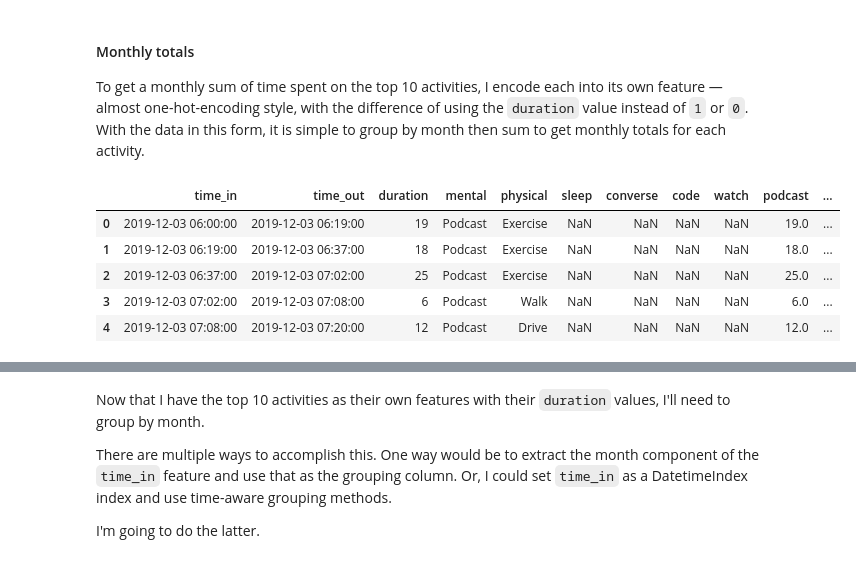
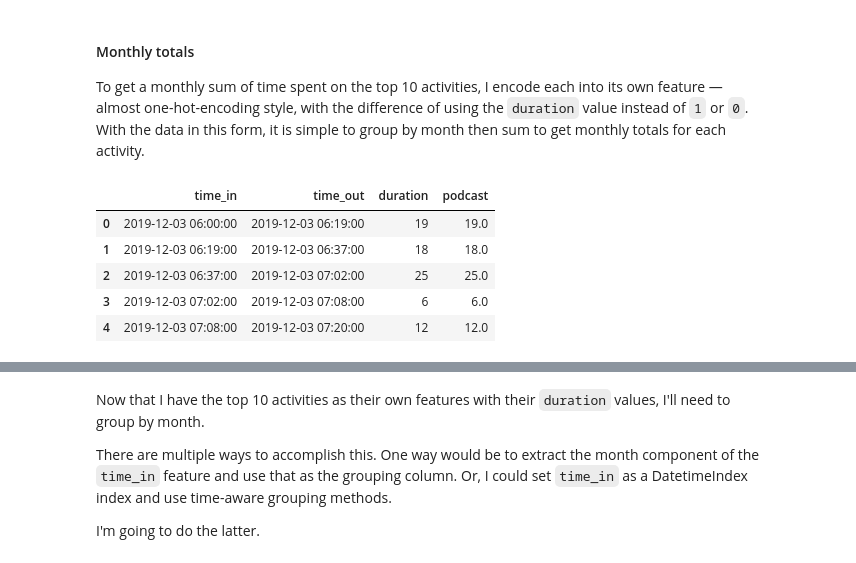
Before and after one commit to tobias-fyi/savor_data_pages, a Jupyter notebook: _notebooks/2020-09-07-savor_data_eda_viz.ipynb, the cells around one changed output, grey strips where cells are left out. Drawn from its saved outputs; the diff is of its cells as text; code cells hidden in the pictures.

```diff
--- a/_notebooks/2020-09-07-savor_data_eda_viz.ipynb
+++ b/_notebooks/2020-09-07-savor_data_eda_viz.ipynb
@@ -385,24 +385,25 @@ To get a monthly sum of time spent on the top 10 activities, I encode each into
 # %%
 # Mental activites -> features
 act_mental = act_1.copy()  # Copy to not mess with original dataframe
 
 # Iterate through top 10
 for mental in mental_sums.most_common(10):
     # Create new function to apply with each iteration
     def create_activity_feature_with_duration(df):
         """If activity is assigned, copy duration value into that new col."""
         if mental[0] in df["mental"]:
             return df["duration"]
     act_mental = act_mental.join_apply(create_activity_feature_with_duration, mental[0].lower())
 
-act_mental.head()
+# Example of duration value
+act_mental[["time_in", "time_out", "duration", "podcast"]].head()
 # %% [output]
-|  | time_in | time_out | duration | mental | physical | sleep | converse | code | watch | podcast | ... |
-| 0 | 2019-12-03 06:00:00 | 2019-12-03 06:19:00 | 19 | Podcast | Exercise | NaN | NaN | NaN | NaN | 19.0 | ... |
-| 1 | 2019-12-03 06:19:00 | 2019-12-03 06:37:00 | 18 | Podcast | Exercise | NaN | NaN | NaN | NaN | 18.0 | ... |
-| 2 | 2019-12-03 06:37:00 | 2019-12-03 07:02:00 | 25 | Podcast | Exercise | NaN | NaN | NaN | NaN | 25.0 | ... |
-| 3 | 2019-12-03 07:02:00 | 2019-12-03 07:08:00 | 6 | Podcast | Walk | NaN | NaN | NaN | NaN | 6.0 | ... |
-| 4 | 2019-12-03 07:08:00 | 2019-12-03 07:20:00 | 12 | Podcast | Drive | NaN | NaN | NaN | NaN | 12.0 | ... |
+|  | time_in | time_out | duration | podcast |
+| 0 | 2019-12-03 06:00:00 | 2019-12-03 06:19:00 | 19 | 19.0 |
+| 1 | 2019-12-03 06:19:00 | 2019-12-03 06:37:00 | 18 | 18.0 |
+| 2 | 2019-12-03 06:37:00 | 2019-12-03 07:02:00 | 25 | 25.0 |
+| 3 | 2019-12-03 07:02:00 | 2019-12-03 07:08:00 | 6 | 6.0 |
+| 4 | 2019-12-03 07:08:00 | 2019-12-03 07:20:00 | 12 | 12.0 |
 # %%
 # Physical activites -> features
 act_physical = act_1.copy()  # Copy to not mess with last dataframe
```
Also changed, not shown: parts of 1 cell of this notebook.
